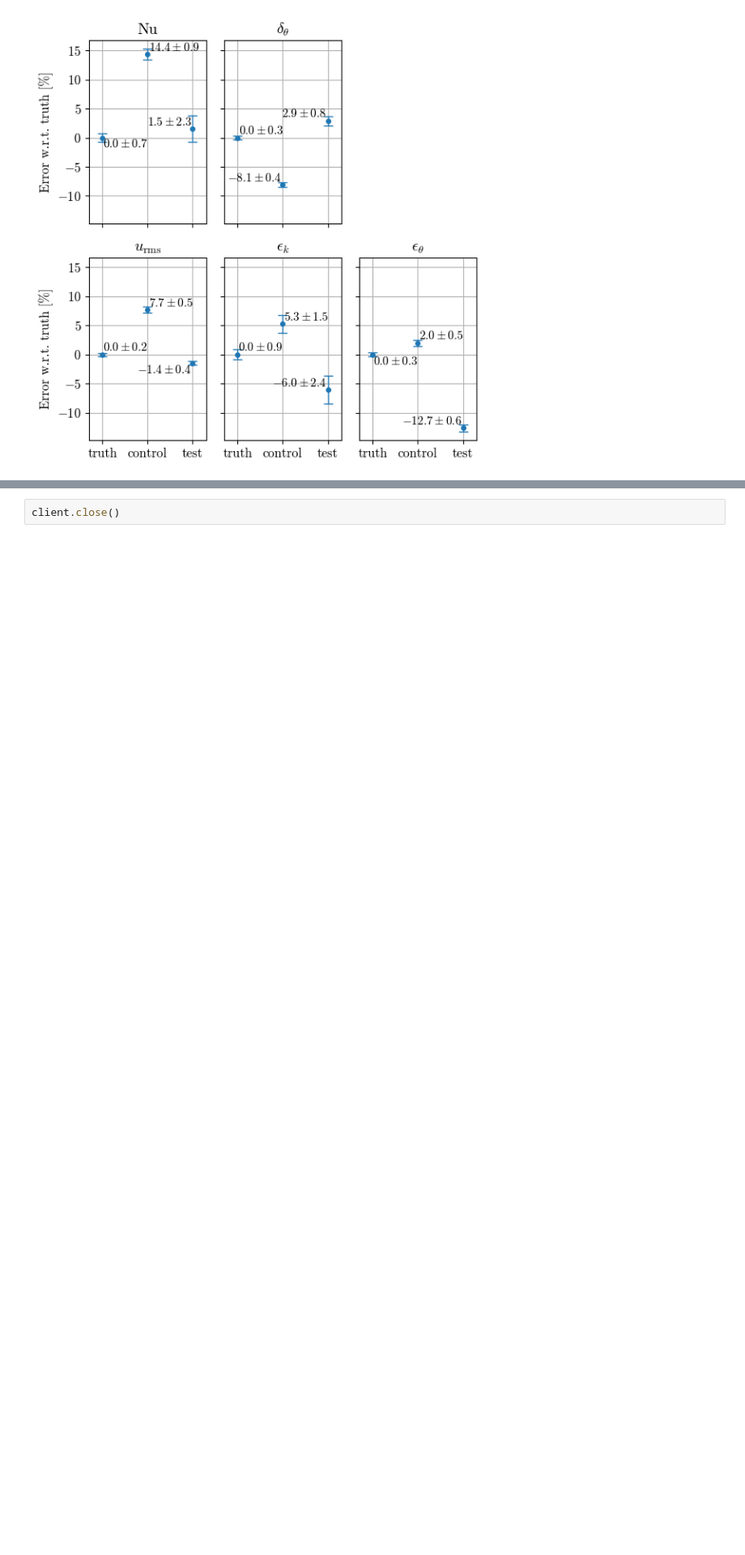
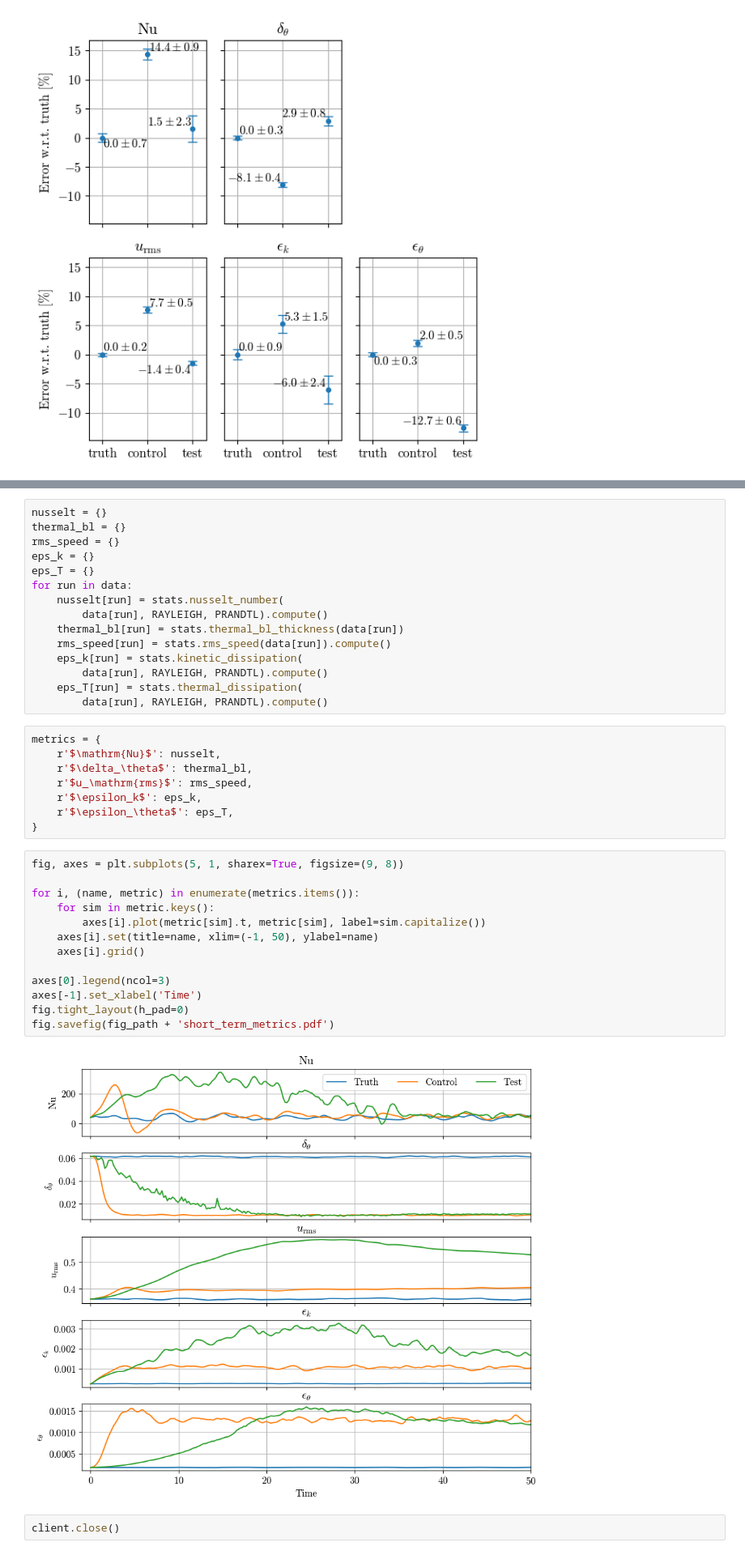
Before and after one commit to tschanzer/honours-project, a Jupyter notebook: final_notebooks/evaluation.ipynb, the cells around one changed output, grey strips where cells are left out. Shown at 81% size. Cells and saved outputs as stored; diff of their text form; blank space fills up the shorter version.

```diff
--- a/final_notebooks/evaluation.ipynb
+++ b/final_notebooks/evaluation.ipynb
@@ -227,2 +288,40 @@ fig.savefig(fig_path + 'stats_vs_fine.pdf')
+# %%
+nusselt = {}
+thermal_bl = {}
+rms_speed = {}
+eps_k = {}
+eps_T = {}
+for run in data:
+    nusselt[run] = stats.nusselt_number(
+        data[run], RAYLEIGH, PRANDTL).compute()
+    thermal_bl[run] = stats.thermal_bl_thickness(data[run])
+    rms_speed[run] = stats.rms_speed(data[run]).compute()
+    eps_k[run] = stats.kinetic_dissipation(
+        data[run], RAYLEIGH, PRANDTL).compute()
+    eps_T[run] = stats.thermal_dissipation(
+        data[run], RAYLEIGH, PRANDTL).compute()
+# %%
+metrics = {
+    r'$\mathrm{Nu}$': nusselt,
+    r'$\delta_\theta$': thermal_bl,
+    r'$u_\mathrm{rms}$': rms_speed,
+    r'$\epsilon_k$': eps_k,
+    r'$\epsilon_\theta$': eps_T,
+}
+# %%
+fig, axes = plt.subplots(5, 1, sharex=True, figsize=(9, 8))
+
+for i, (name, metric) in enumerate(metrics.items()):
+    for sim in metric.keys():
+        axes[i].plot(metric[sim].t, metric[sim], label=sim.capitalize())
+    axes[i].set(title=name, xlim=(-1, 50), ylabel=name)
+    axes[i].grid()
+
+axes[0].legend(ncol=3)
+axes[-1].set_xlabel('Time')
+fig.tight_layout(h_pad=0)
+fig.savefig(fig_path + 'short_term_metrics.pdf')
+# %% [output]
+[figure, added]
 # %%
 client.close()
```
Also changed, not shown: parts of 10 cells of this notebook, 1 other file.
